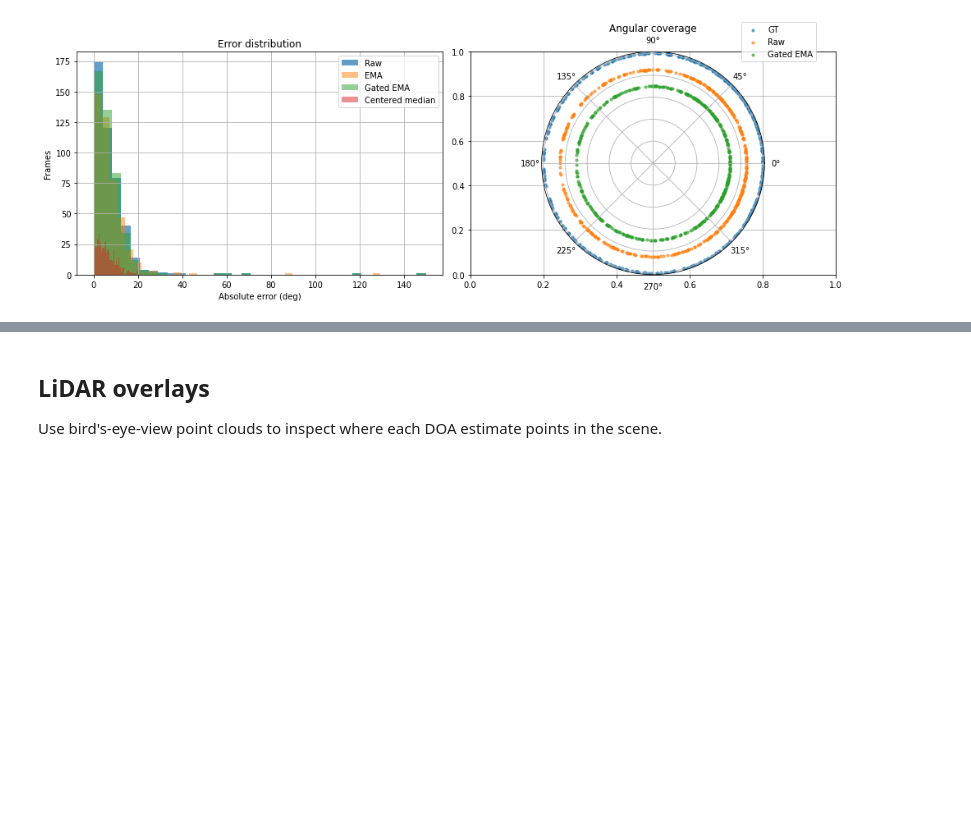
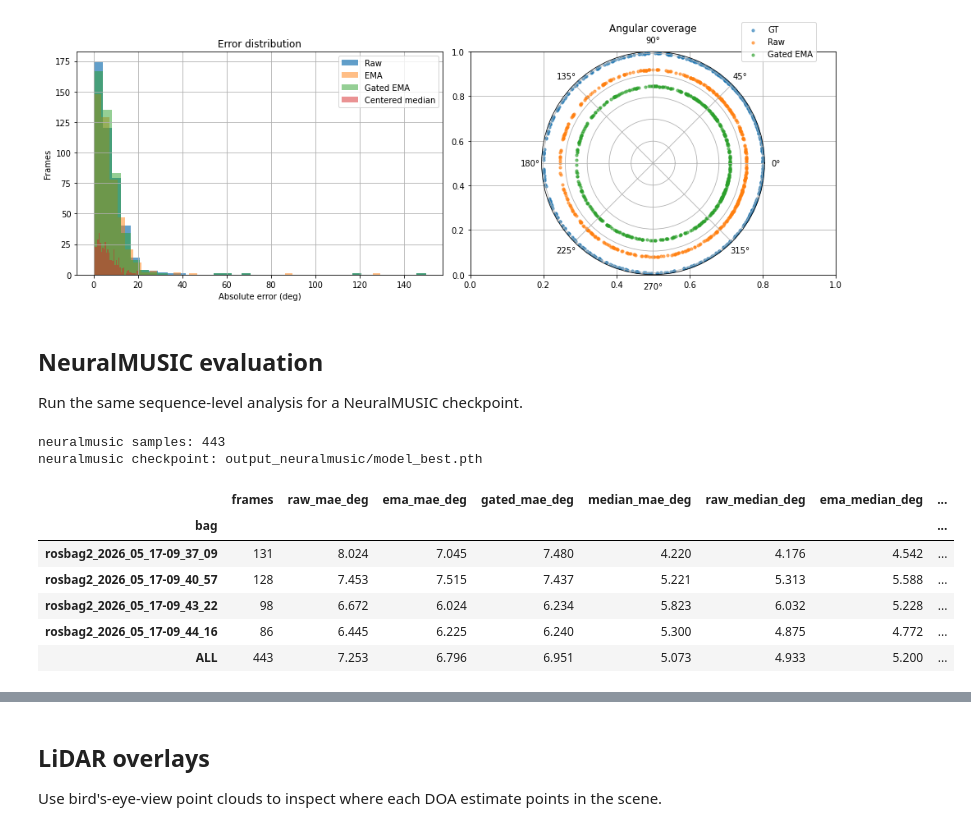
Before and after one commit to yizhuoyang/AV-PedAware, a Jupyter notebook: doa_tracking_eval.ipynb, the cells around one changed output, grey strips where cells are left out. Drawn from its saved outputs; the diff is of its cells as text; code cells hidden in the pictures; blank space fills up the shorter version.

```diff
--- a/doa_tracking_eval.ipynb
+++ b/doa_tracking_eval.ipynb
@@ -262,3 +278,61 @@ plt.tight_layout()
 plt.show()
 # %% [output]
 [figure]
+# %% [markdown]
+## NeuralMUSIC evaluation
+
+Run the same sequence-level analysis for a NeuralMUSIC checkpoint.
+# %%
+nm_dataset = AVPedNeuralMusicLoader(
+    root_path=DATA_ROOT,
+    split=SPLIT,
+    audio_channels=AUDIO_CHANNELS,
+    feature_type=NEURALMUSIC_FEATURE_TYPE,
+    geometry_aug=False,
+)
+nm_loader = DataLoader(nm_dataset, batch_size=BATCH_SIZE, shuffle=False, num_workers=NUM_WORKERS)
+
+nm_model = NeuralMusic(
+    N=len(AUDIO_CHANNELS),
+    T=8000,
+    M=1,
+    device=DEVICE,
+    input_channel=NEURALMUSIC_INPUT_CHANNELS,
+).to(DEVICE)
+nm_model.load_state_dict(torch.load(NEURALMUSIC_CHECKPOINT, map_location=DEVICE))
+nm_model.eval()
+
+print('neuralmusic samples:', len(nm_dataset))
+print('neuralmusic checkpoint:', NEURALMUSIC_CHECKPOINT)
+# %% [output]
+neuralmusic samples: 443
+neuralmusic checkpoint: output_neuralmusic/model_best.pth
+# %%
+nm_records = []
+with torch.no_grad():
+    offset = 0
+    for spec, gt_deg, sv, corr in nm_loader:
+        _, spectrum = nm_model(spec.to(DEVICE), sv.to(DEVICE), corr.to(DEVICE))
+        pred_deg = torch.argmax(spectrum, dim=1).cpu().numpy().astype(np.float32)
+        batch_size = len(pred_deg)
+        batch_samples = nm_dataset.samples[offset:offset + batch_size]
+        for i, sample in enumerate(batch_samples):
+            nm_records.append({
+                'bag': sample['bag'],
+                'stem': sample['stem'],
+                'gt_rad': np.deg2rad(float(gt_deg[i, 0])),
+                'pred_rad': np.deg2rad(float(pred_deg[i])),
+            })
+        offset += batch_size
+
+nm_df = build_tracking_frame(nm_records)
+nm_summary = summarize(nm_df)
+nm_summary.round(3)
+# %% [output]
+|  | frames | raw_mae_deg | ema_mae_deg | gated_mae_deg | median_mae_deg | raw_median_deg | ema_median_deg | ... |
+| bag |  |  |  |  |  |  |  | ... |
+| rosbag2_2026_05_17-09_37_09 | 131 | 8.024 | 7.045 | 7.480 | 4.220 | 4.176 | 4.542 | ... |
+| rosbag2_2026_05_17-09_40_57 | 128 | 7.453 | 7.515 | 7.437 | 5.221 | 5.313 | 5.588 | ... |
+| rosbag2_2026_05_17-09_43_22 | 98 | 6.672 | 6.024 | 6.234 | 5.823 | 6.032 | 5.228 | ... |
+| rosbag2_2026_05_17-09_44_16 | 86 | 6.445 | 6.225 | 6.240 | 5.300 | 4.875 | 4.772 | ... |
+| ALL | 443 | 7.253 | 6.796 | 6.951 | 5.073 | 4.933 | 5.200 | ... |
```
Also changed, not shown: parts of 10 cells of this notebook, 10 other files.
